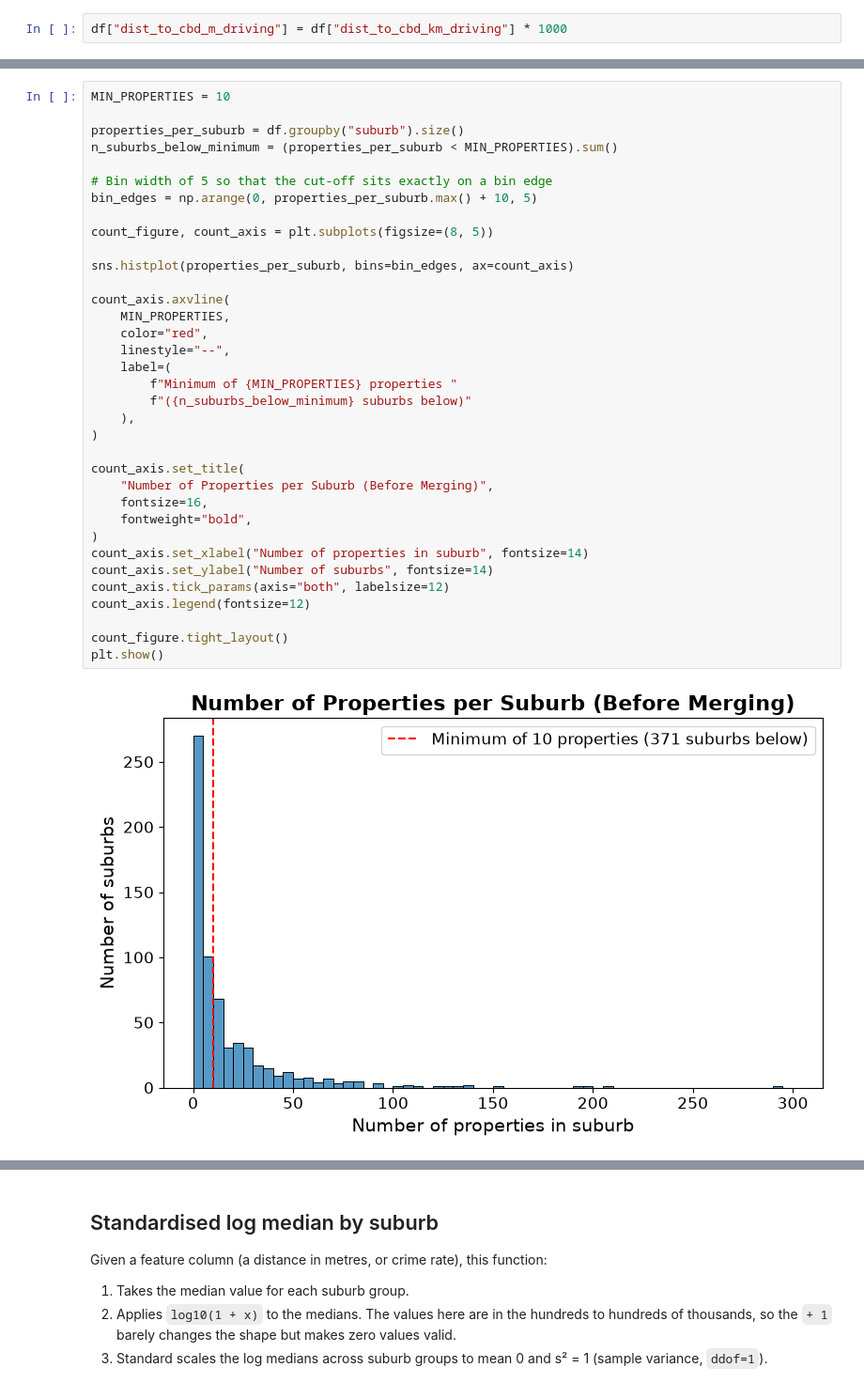
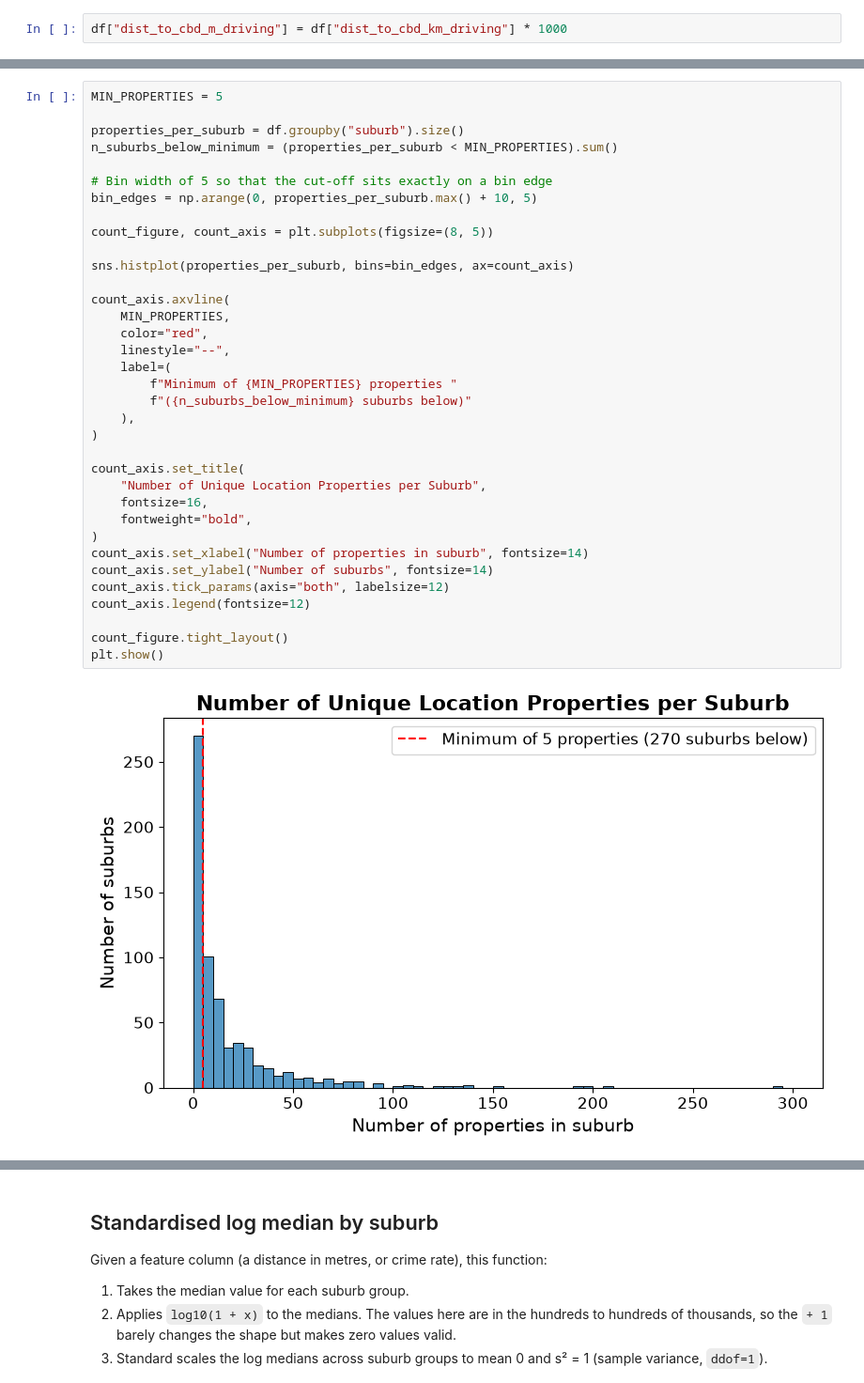
Before and after one commit to NikhilGaba49/industry-project-group-1, a Jupyter notebook: notebooks/calculate_liveability.ipynb, the cells around one changed output, grey strips where cells are left out. Shown at 94% size. Cells and saved outputs as stored; diff of their text form.

Commit message:
minor tweak of liveability calculations dropping suburbs < 5 properties

```diff
--- a/notebooks/calculate_liveability.ipynb
+++ b/notebooks/calculate_liveability.ipynb
@@ -70,40 +67,40 @@ Shows how many unique property locations each suburb has after duplicates are re
 2. Count unique property locations per suburb.
 3. Plot the distribution, with the cut-off marked.
 # %%
-MIN_PROPERTIES = 10
+MIN_PROPERTIES = 5
 
 properties_per_suburb = df.groupby("suburb").size()
 n_suburbs_below_minimum = (properties_per_suburb < MIN_PROPERTIES).sum()
 
 # Bin width of 5 so that the cut-off sits exactly on a bin edge
 bin_edges = np.arange(0, properties_per_suburb.max() + 10, 5)
 
 count_figure, count_axis = plt.subplots(figsize=(8, 5))
 
 sns.histplot(properties_per_suburb, bins=bin_edges, ax=count_axis)
 
 count_axis.axvline(
     MIN_PROPERTIES,
     color="red",
     linestyle="--",
     label=(
         f"Minimum of {MIN_PROPERTIES} properties "
         f"({n_suburbs_below_minimum} suburbs below)"
     ),
 )
 
 count_axis.set_title(
-    "Number of Properties per Suburb (Before Merging)",
+    "Number of Unique Location Properties per Suburb",
     fontsize=16,
     fontweight="bold",
 )
 count_axis.set_xlabel("Number of properties in suburb", fontsize=14)
 count_axis.set_ylabel("Number of suburbs", fontsize=14)
 count_axis.tick_params(axis="both", labelsize=12)
 count_axis.legend(fontsize=12)
 
 count_figure.tight_layout()
 plt.show()
 # %% [output]
-[figure, old version]
+[figure, new version]
 # %% [markdown]
```
Also changed, not shown: parts of 13 cells of this notebook, 2 other files.
